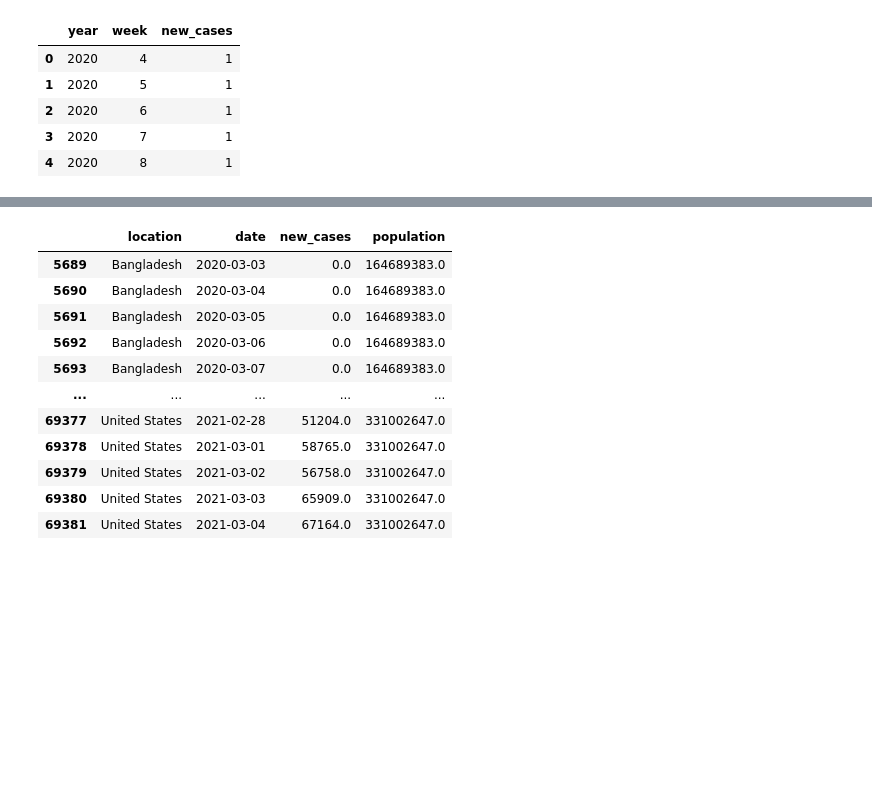
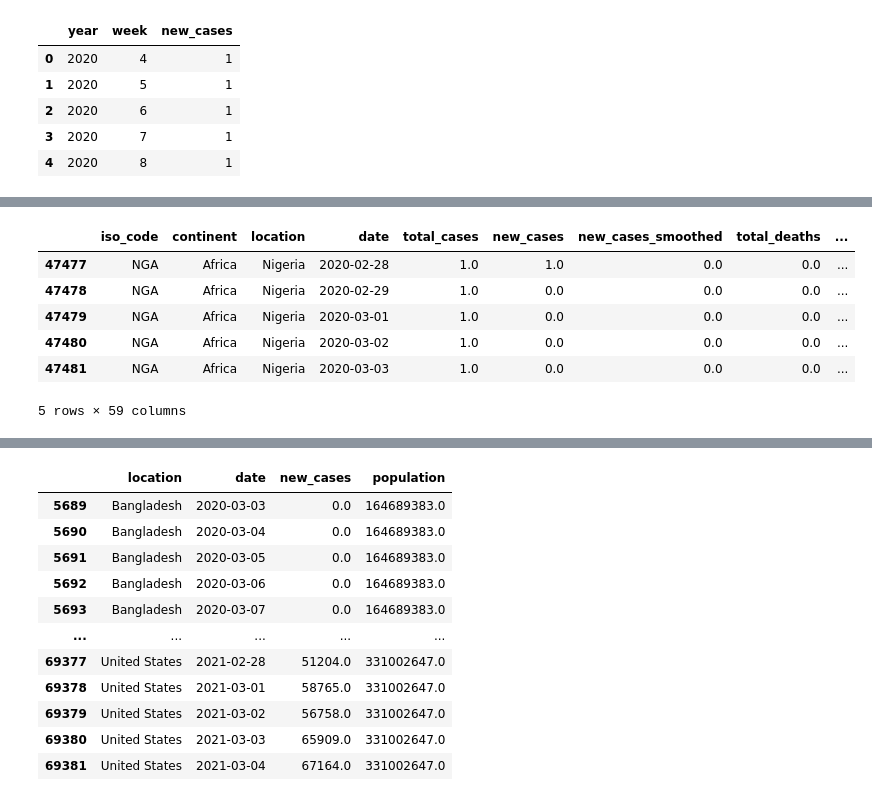
Before and after one commit to UNCG-CSE/SP-21_COVID-Team_4, a Jupyter notebook: src/team/stage_II/stage_II.ipynb, the cells around one changed output, grey strips where cells are left out. Cells and saved outputs as stored; diff of their text form; code cells hidden in the pictures; blank space fills up the shorter version.

```diff
--- a/src/team/stage_II/stage_II.ipynb
+++ b/src/team/stage_II/stage_II.ipynb
@@ -53,0 +90,11 @@ weekly_data.head()
+# %%
+nigeria_dataset = filtered_dataset[filtered_dataset.location == 'Nigeria'].fillna(0)
+nigeria_dataset.head()
+# %% [output]
+|  | iso_code | continent | location | date | total_cases | new_cases | new_cases_smoothed | total_deaths | ... |
+| 47477 | NGA | Africa | Nigeria | 2020-02-28 | 1.0 | 1.0 | 0.0 | 0.0 | ... |
+| 47478 | NGA | Africa | Nigeria | 2020-02-29 | 1.0 | 0.0 | 0.0 | 0.0 | ... |
+| 47479 | NGA | Africa | Nigeria | 2020-03-01 | 1.0 | 0.0 | 0.0 | 0.0 | ... |
+| 47480 | NGA | Africa | Nigeria | 2020-03-02 | 1.0 | 0.0 | 0.0 | 0.0 | ... |
+| 47481 | NGA | Africa | Nigeria | 2020-03-03 | 1.0 | 0.0 | 0.0 | 0.0 | ... |
+5 rows × 59 columns
```
Also changed, not shown: parts of 15 cells of this notebook.
